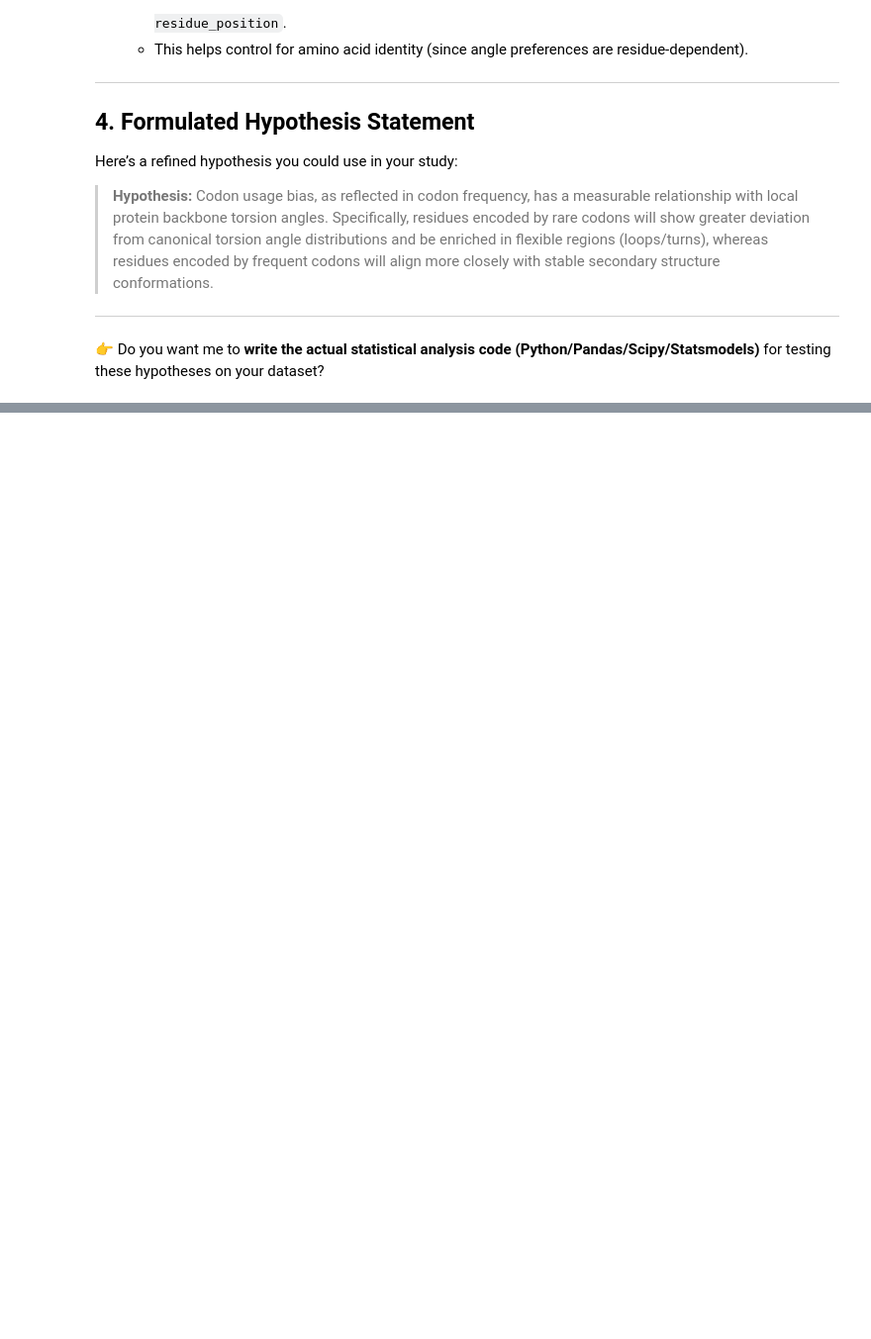
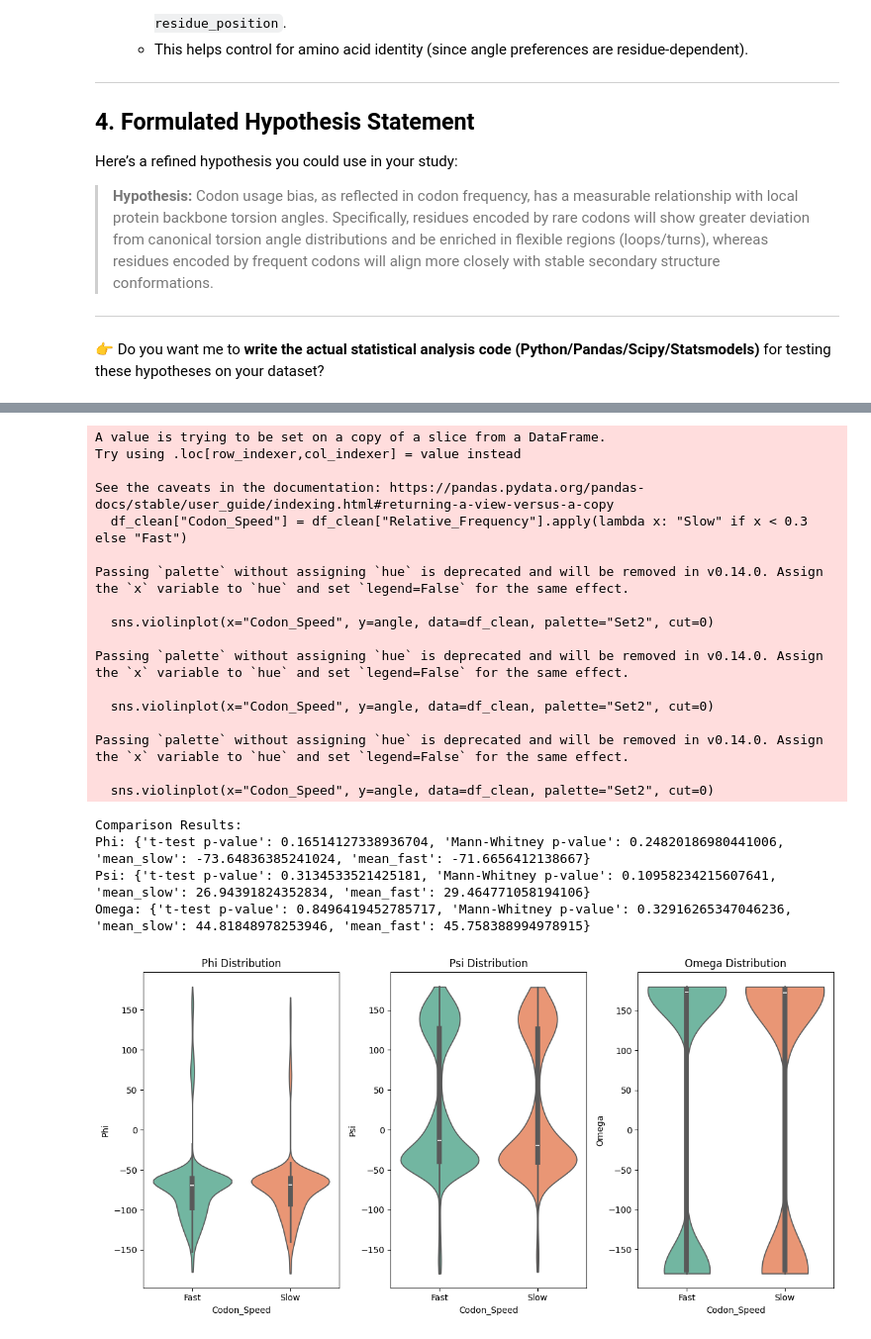
Before and after one commit to Musavirkhaliq/CodonCipher, a Jupyter notebook: cb.ipynb, the cells around one changed output, grey strips where cells are left out. Shown: that part at 99% size. Drawn from its saved outputs; the diff is of its cells as text; code cells hidden in the pictures; blank space fills up the shorter version.

```diff
--- a/cb.ipynb
+++ b/cb.ipynb
@@ -915,7 +872,7 @@ import os
 # ----------------- CONFIG -----------------
 INPUT_CSV = "new_codon_torsions_freq.csv"       # path to your CSV
 OUTPUT_DIR = "codon_plots"       # folder to save plots
-RARE_THRESHOLD = 0.5              # codons below this relative frequency are considered rare
+RARE_THRESHOLD = 0.2             # codons below this relative frequency are considered rare
 
 os.makedirs(OUTPUT_DIR, exist_ok=True)
 
@@ -928,6 +885,7 @@ for protein_id, protein_df in df.groupby("ID"):
 
     # Colors: red for rare, blue for common
     colors = protein_df["Relative_Frequency"].apply(lambda x: 'red' if x < RARE_THRESHOLD else 'blue')
+    # print(colors)
 
     # Plot codon relative frequencies
     plt.bar(protein_df["Codon_Index"], protein_df["Relative_Frequency"], color=colors)
@@ -1464,0 +1478,70 @@ Done. Outputs:
+# %%
+import pandas as pd
+import matplotlib.pyplot as plt
+import seaborn as sns
+from scipy.stats import ttest_ind, mannwhitneyu
+
+# Load your dataset
+df = pd.read_csv("new_codon_torsions_freq.csv")
+
+
+# Drop rows with missing torsion angles
+df_clean = df.dropna(subset=["Phi", "Psi", "Omega", "Relative_Frequency"])
+
+# Define slow codons (Relative_Freq < 0.5)
+df_clean["Codon_Speed"] = df_clean["Relative_Frequency"].apply(lambda x: "Slow" if x < 0.3 else "Fast")
+
+# ---- Statistical Tests ----
+results = {}
+for angle in ["Phi", "Psi", "Omega"]:
+    slow = df_clean[df_clean["Codon_Speed"] == "Slow"][angle]
+    fast = df_clean[df_clean["Codon_Speed"] == "Fast"][angle]
+
+    # Independent t-test
+    t_stat, p_ttest = ttest_ind(slow, fast, nan_policy="omit")
+
+    # Mann-Whitney U test (non-parametric)
+    u_stat, p_mw = mannwhitneyu(slow, fast, alternative="two-sided")
+
+    results[angle] = {
+        "t-test p-value": p_ttest,
+        "Mann-Whitney p-value": p_mw,
+        "mean_slow": slow.mean(),
+        "mean_fast": fast.mean()
+    }
+
+print("Comparison Results:")
+for k,v in results.items():
+    print(f"{k}: {v}")
+
+# ---- Visualization ----
+plt.figure(figsize=(12, 6))
+for i, angle in enumerate(["Phi", "Psi", "Omega"], 1):
+    plt.subplot(1, 3, i)
+    sns.violinplot(x="Codon_Speed", y=angle, data=df_clean, palette="Set2", cut=0)
+    plt.title(f"{angle} Distribution")
+plt.tight_layout()
+plt.show()
+# %% [output]
+A value is trying to be set on a copy of a slice from a DataFrame.
+Try using .loc[row_indexer,col_indexer] = value instead
+
+See the caveats in the documentation: https://pandas.pydata.org/pandas-docs/stable/user_guide/indexing.html#returning-a-view-versus-a-copy
+  df_clean["Codon_Speed"] = df_clean["Relative_Frequency"].apply(lambda x: "Slow" if x < 0.3 else "Fast")
+
+Passing `palette` without assigning `hue` is deprecated and will be removed in v0.14.0. Assign the `x` variable to `hue` and set `legend=False` for the same effect.
+
+  sns.violinplot(x="Codon_Speed", y=angle, data=df_clean, palette="Set2", cut=0)
+
+Passing `palette` without assigning `hue` is deprecated and will be removed in v0.14.0. Assign the `x` variable to `hue` and set `legend=False` for the same effect.
+
+  sns.violinplot(x="Codon_Speed", y=angle, data=df_clean, palette="Set2", cut=0)
+
+Passing `palette` without assigning `hue` is deprecated and will be removed in v0.14.0. Assign the `x` variable to `hue` and set `legend=False` for the same effect.
+
+  sns.violinplot(x="Codon_Speed", y=angle, data=df_clean, palette="Set2", cut=0)
+Comparison Results:
+Phi: {'t-test p-value': 0.16514127338936704, 'Mann-Whitney p-value': 0.24820186980441006, 'mean_slow': -73.64836385241024, 'mean_fast': -71.6656412138667}
+Psi: {'t-test p-value': 0.3134533521425181, 'Mann-Whitney p-value': 0.10958234215607641, 'mean_slow': 26.94391824352834, 'mean_fast': 29.464771058194106}
+Omega: {'t-test p-value': 0.8496419452785717, 'Mann-Whitney p-value': 0.32916265347046236, 'mean_slow': 44.81848978253946, 'mean_fast': 45.758388994978915}
+[figure, added]
```
Also changed, not shown: parts of 7 cells of this notebook, 58 other files.
